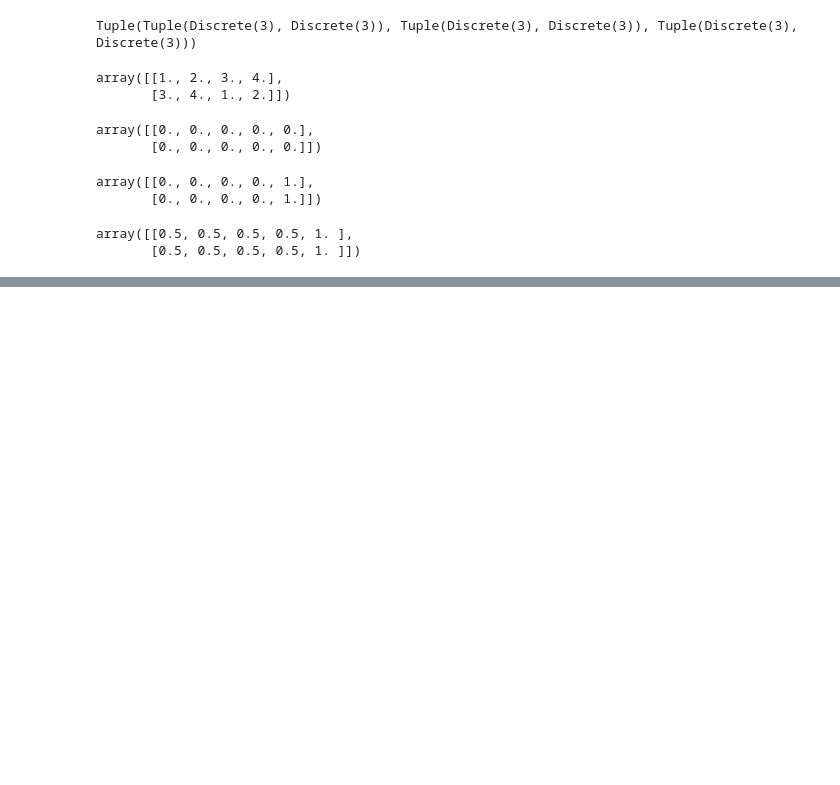
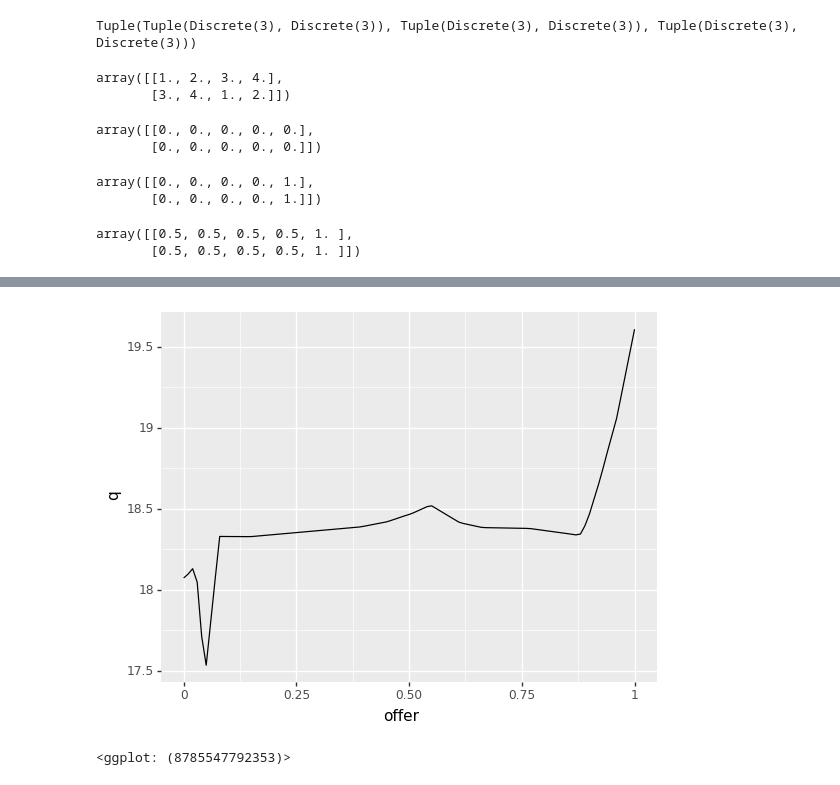
Before and after one commit to kurtosis/spinningup, a Jupyter notebook: analysis/matching_pennies.ipynb, the cells around one changed output, grey strips where cells are left out. Cells and saved outputs as stored; diff of their text form; code cells hidden in the pictures; blank space fills up the shorter version.

```diff
--- a/analysis/matching_pennies.ipynb
+++ b/analysis/matching_pennies.ipynb
@@ -260,0 +336,5 @@ list(zip(gg, ff))
+# %%
+pn.ggplot(q[q.threshold==0.01], pn.aes(x='offer', y='q')) + pn.geom_line()
+# %% [output]
+[figure, added]
+<ggplot: (8785547792353)>
```
Also changed, not shown: parts of 19 cells of this notebook, 6 other files.
